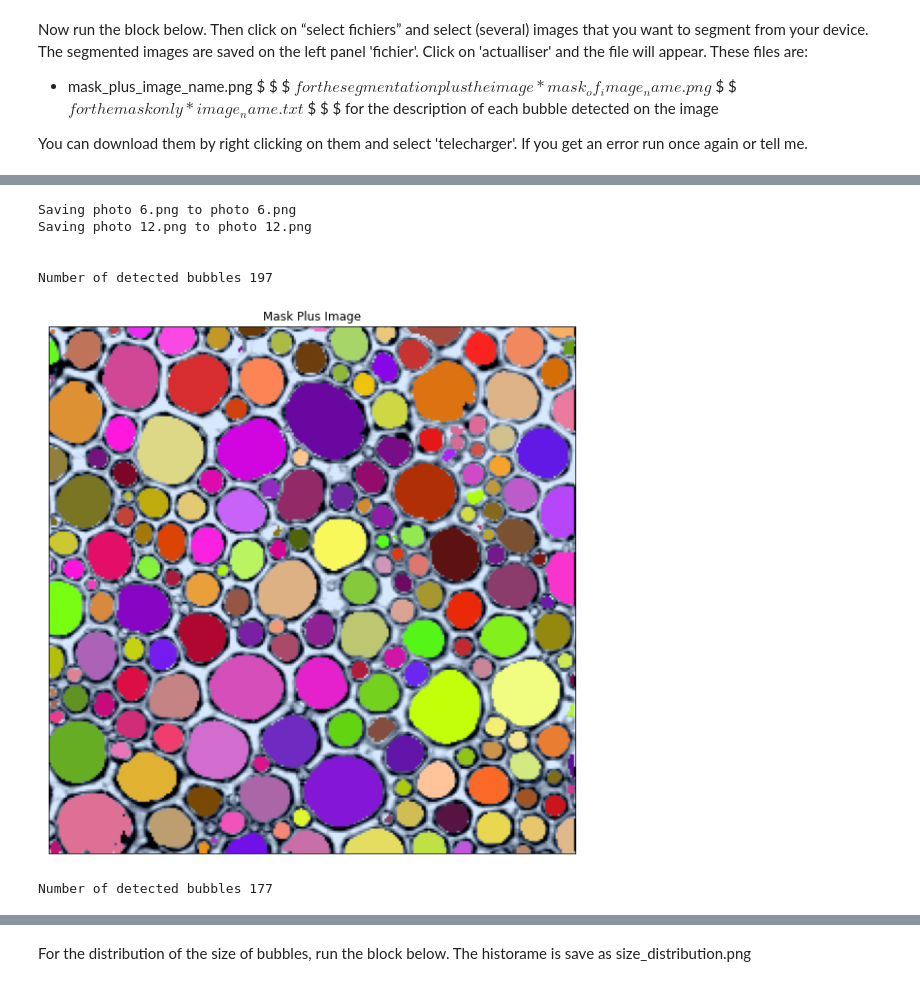
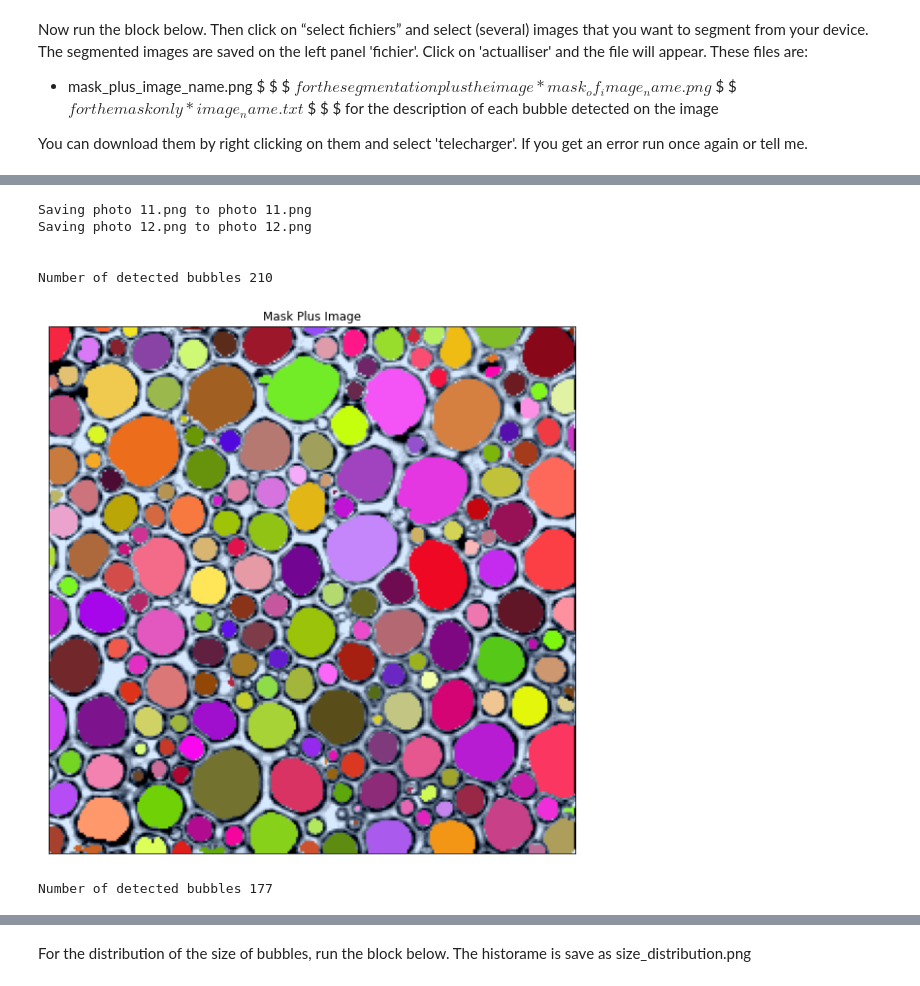
Before and after one commit to larrygoyeau/bubble_segmentation_Unet, a Jupyter notebook: Unet_automatic_segementation.ipynb, the cells around one changed output, grey strips where cells are left out. Cells and saved outputs as stored; diff of their text form; code cells hidden in the pictures.

```diff
--- a/Unet_automatic_segementation.ipynb
+++ b/Unet_automatic_segementation.ipynb
@@ -308,14 +487,14 @@ Now run the block below. Then click on “select fichiers” and select (several
 # %%
 #@title Run this block { run: "auto" }
 
-uploaded = files.upload()
-size_of_bubbles=segment_image(uploaded,remove_bubbles_on_the_border)
+file_names = files.upload()
+size_of_bubbles=segment_image(file_names,remove_bubbles_on_the_border)
 # %% [output]
 [interactive output not drawn]
-Saving photo 6.png to photo 6.png
+Saving photo 11.png to photo 11.png
 Saving photo 12.png to photo 12.png
 
 
-Number of detected bubbles 197
+Number of detected bubbles 210
-[figure, old version]
+[figure, new version]
 Number of detected bubbles 177
```
Also changed, not shown: parts of 4 cells of this notebook.
